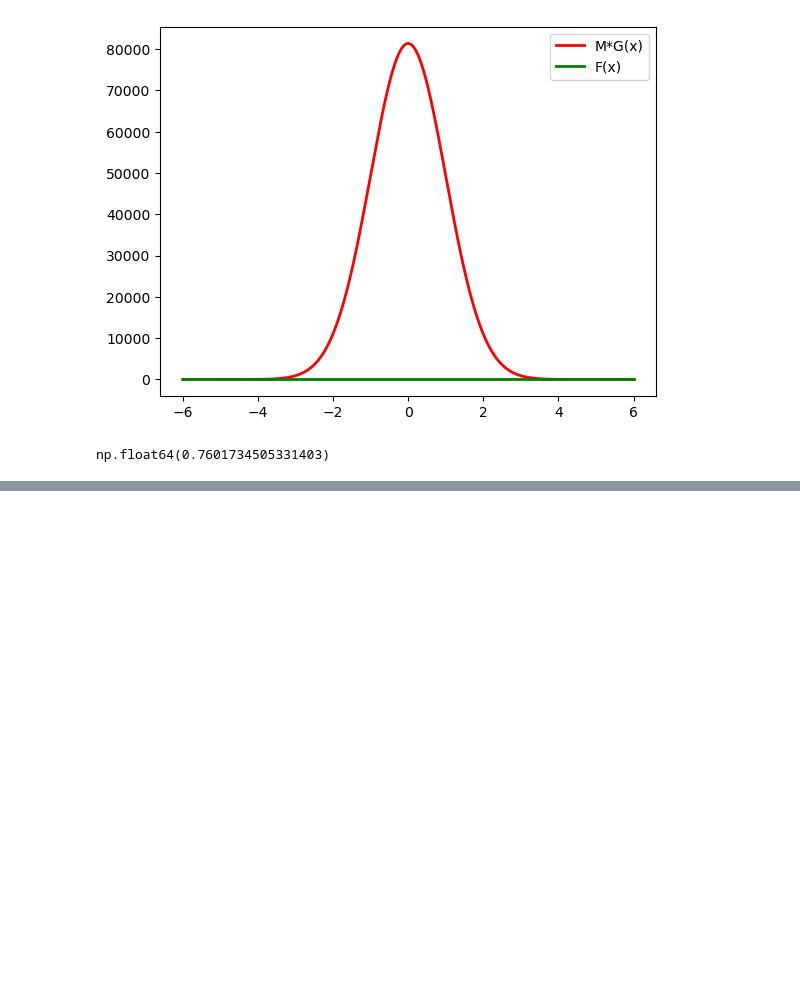
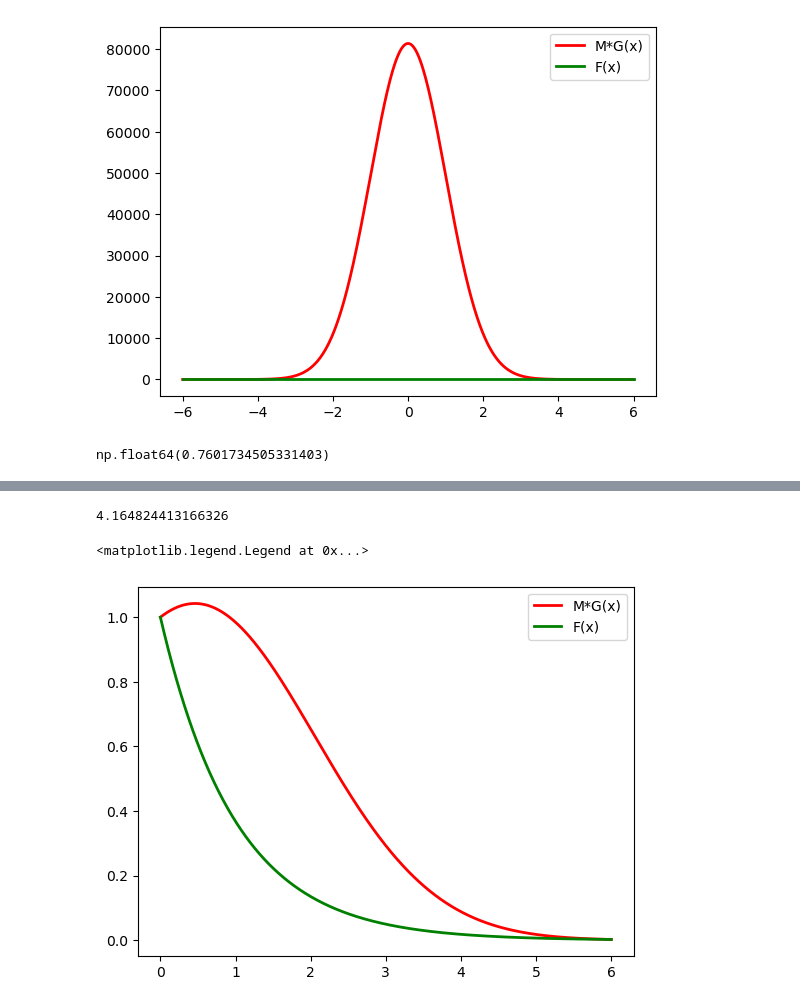
Before and after one commit to aayrapet/MC_simulations, a Jupyter notebook: main.ipynb, the cells around one changed output, grey strips where cells are left out. Cells and saved outputs as stored; diff of their text form; code cells hidden in the pictures; blank space fills up the shorter version.

```diff
--- a/main.ipynb
+++ b/main.ipynb
@@ -768,0 +490,11 @@ next, optimise for parameters to minimise M
+# %%
+M=np.max(f_pdf/pdf_g)
+
+print(M)
+plt.plot(support_x, pdf_g*M, 'r-', lw=2,label="M*G(x)")  # Add label for legend
+plt.plot(support_x, f(support_x,lam), 'g-', lw=2,label="F(x)")
+plt.legend()
+# %% [output]
+4.164824413166326
+<matplotlib.legend.Legend at 0x...>
+[figure, added]
```
Also changed, not shown: parts of 53 cells of this notebook, 1 other file.
